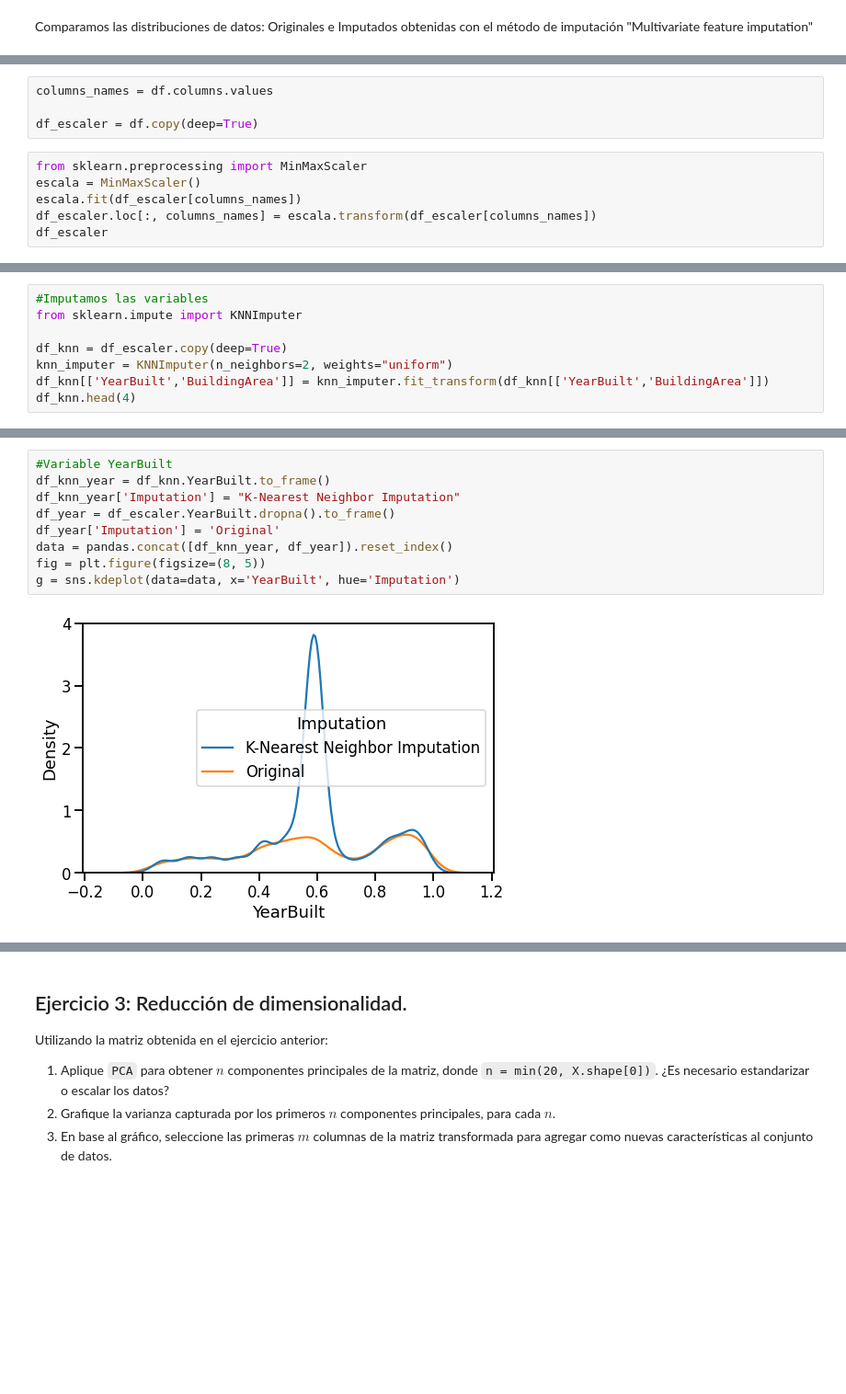
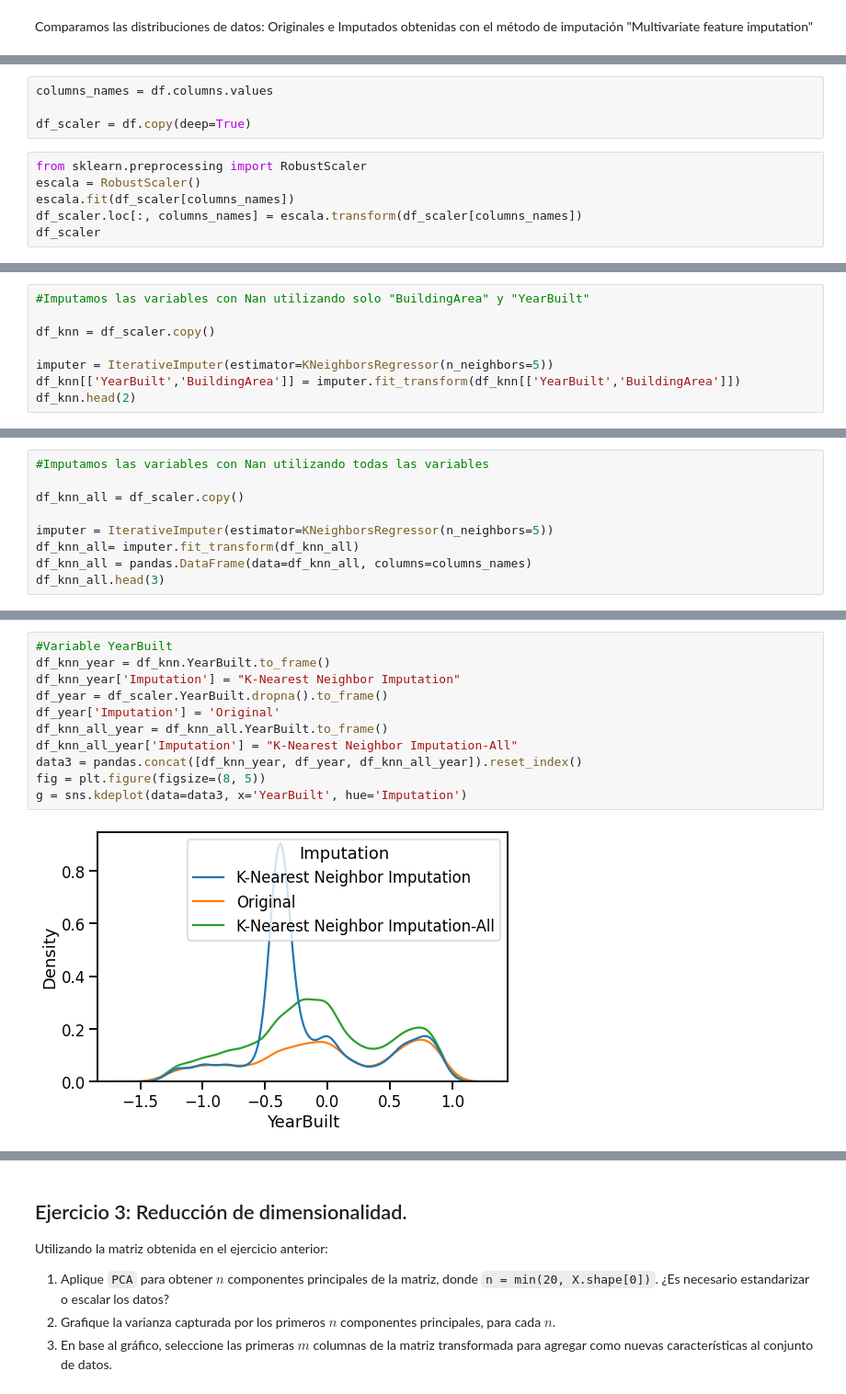
Before and after one commit to CHRISTIANDAGATTI/AEyCD---Grupo-9, a Jupyter notebook: Entregable_Parte_2_2022.ipynb, the cells around one changed output, grey strips where cells are left out. Shown at 92% size. Drawn from its saved outputs; the diff is of its cells as text; blank space fills up the shorter version.

```diff
--- a/Entregable_Parte_2_2022.ipynb
+++ b/Entregable_Parte_2_2022.ipynb
@@ -352,12 +351,12 @@ b) K-Nearest Neighbor Imputation
 # %%
 columns_names = df.columns.values
 
-df_escaler = df.copy(deep=True)
+df_scaler = df.copy(deep=True)
 # %%
-from sklearn.preprocessing import MinMaxScaler
-escala = MinMaxScaler()
-escala.fit(df_escaler[columns_names])
-df_escaler.loc[:, columns_names] = escala.transform(df_escaler[columns_names])
-df_escaler
+from sklearn.preprocessing import RobustScaler
+escala = RobustScaler()
+escala.fit(df_scaler[columns_names])
+df_scaler.loc[:, columns_names] = escala.transform(df_scaler[columns_names])
+df_scaler
 # %% [output]
 |  | YearBuilt | BuildingArea | Rooms | Price | Distance | Bathroom | Car | airbnb_price_min | ... |
@@ -376,10 +377,10 @@ df_escaler
 # %%
-#Imputamos las variables
-from sklearn.impute import KNNImputer
+#Imputamos las variables con Nan utilizando solo "BuildingArea" y "YearBuilt"
 
-df_knn = df_escaler.copy(deep=True)
-knn_imputer = KNNImputer(n_neighbors=2, weights="uniform")
-df_knn[['YearBuilt','BuildingArea']] = knn_imputer.fit_transform(df_knn[['YearBuilt','BuildingArea']])
-df_knn.head(4)
+df_knn = df_scaler.copy()
+
+imputer = IterativeImputer(estimator=KNeighborsRegressor(n_neighbors=5))
+df_knn[['YearBuilt','BuildingArea']] = imputer.fit_transform(df_knn[['YearBuilt','BuildingArea']])
+df_knn.head(2)
 # %% [output]
 |  | YearBuilt | BuildingArea | Rooms | Price | Distance | Bathroom | Car | airbnb_price_min | ... |
@@ -390,0 +392,9 @@ df_knn.head(4)
+# %%
+#Imputamos las variables con Nan utilizando todas las variables
+
+df_knn_all = df_scaler.copy()
+
+imputer = IterativeImputer(estimator=KNeighborsRegressor(n_neighbors=5))
+df_knn_all= imputer.fit_transform(df_knn_all)
+df_knn_all = pandas.DataFrame(data=df_knn_all, columns=columns_names)
+df_knn_all.head(3)
@@ -391,14 +407,16 @@ df_knn.head(4)
 # %%
 #Variable YearBuilt
 df_knn_year = df_knn.YearBuilt.to_frame()
 df_knn_year['Imputation'] = "K-Nearest Neighbor Imputation"
-df_year = df_escaler.YearBuilt.dropna().to_frame()
+df_year = df_scaler.YearBuilt.dropna().to_frame()
 df_year['Imputation'] = 'Original'
-data = pandas.concat([df_knn_year, df_year]).reset_index()
+df_knn_all_year = df_knn_all.YearBuilt.to_frame()
+df_knn_all_year['Imputation'] = "K-Nearest Neighbor Imputation-All"
+data3 = pandas.concat([df_knn_year, df_year, df_knn_all_year]).reset_index()
 fig = plt.figure(figsize=(8, 5))
-g = sns.kdeplot(data=data, x='YearBuilt', hue='Imputation')
+g = sns.kdeplot(data=data3, x='YearBuilt', hue='Imputation')
 # %% [output]
-[figure, old version]
+[figure, new version]
 # %%
 #Variable BuildingArea
 df_knn_build = df_knn.BuildingArea.to_frame()
```
Also changed, not shown: parts of 44 cells of this notebook.
